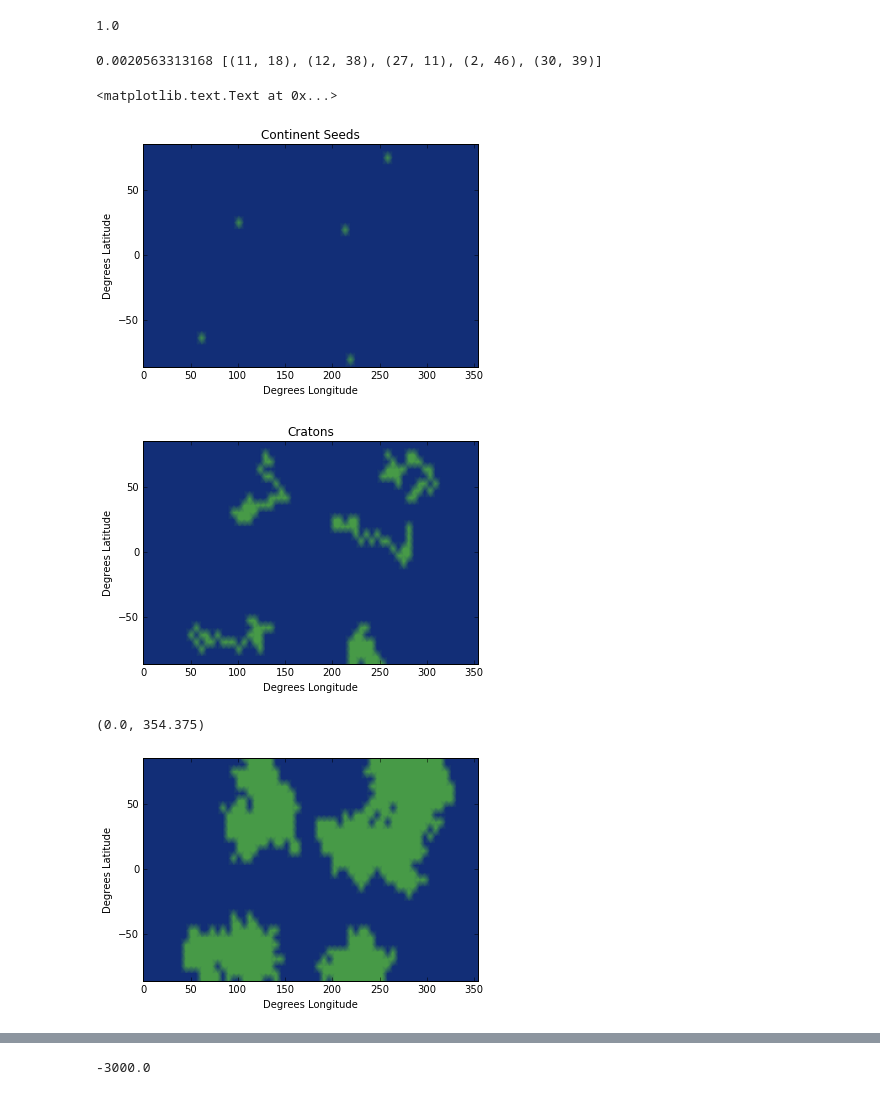
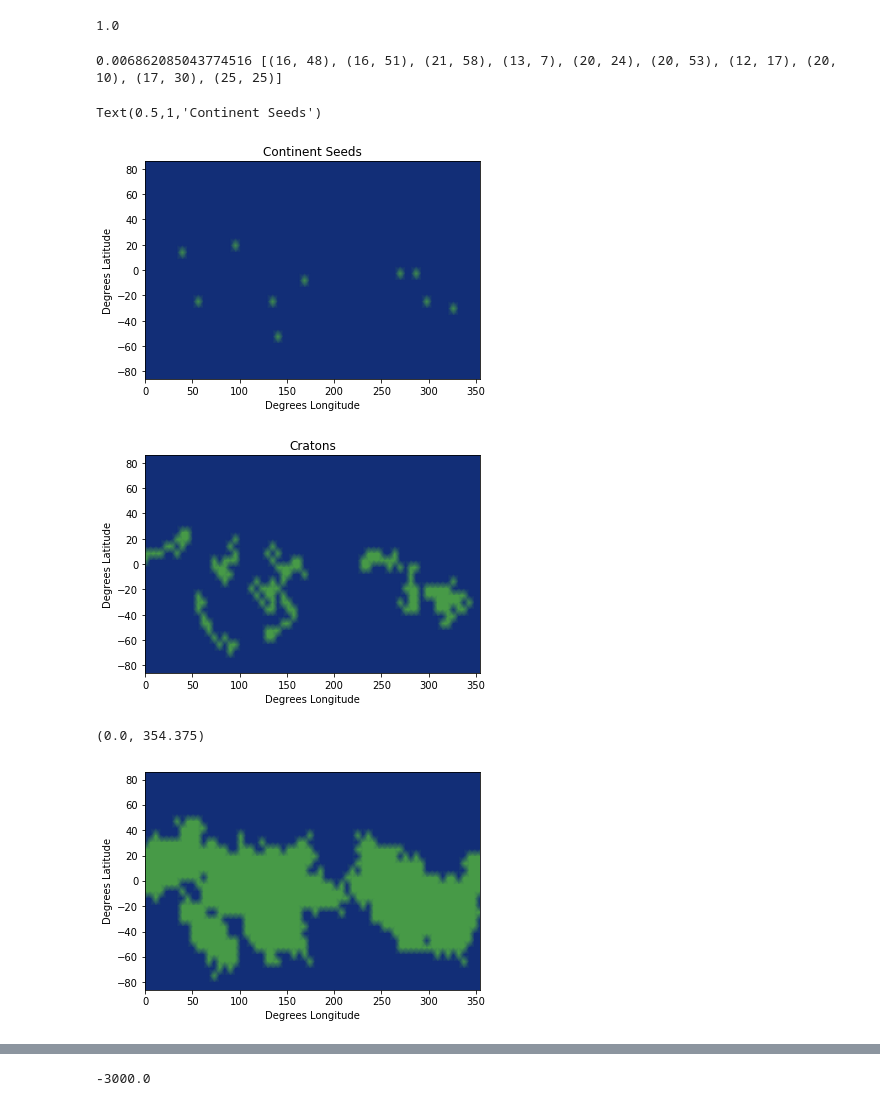
Before and after one commit to alphaparrot/exoplasim-legacy, a Jupyter notebook: PlanetGrid-Mountains.ipynb, the cells around one changed output, grey strips where cells are left out. Cells and saved outputs as stored; diff of their text form; code cells hidden in the pictures.

```diff
--- a/PlanetGrid-Mountains.ipynb
+++ b/PlanetGrid-Mountains.ipynb
@@ -72,9 +72,9 @@ def wrap2d(datd,vals):
 latsw=wrap2d(lats,lats[:,0])
 lonsw=wrap2d(lons,360.0)
 # %%
-ncontinents = 5 #There's no guarantee you actually get this many if it's >1, since continents can merge
+ncontinents = 10 #There's no guarantee you actually get this many if it's >1, since continents can merge
 # %%
-landfraction = 0.29
+landfraction = 0.5
 # %%
 name="Mountains"
 # %%
@@ -88,8 +88,8 @@ for i in range(0,ncontinents):
     if landfraction<=i*np.amin(darea):
         filled=True
     while not filled:
-        lt = np.random.rand()*180.0-90.0
-        ln = np.random.rand()*360.0
+        lt = np.arcsin(1-2*np.random.uniform())*180.0/np.pi
+        ln = np.random.uniform()*360.0
         alts = abs(lts-lt)
         alns = abs(lns-ln)
         ilt = np.where(alts == np.amin(alts))[0][0]
@@ -110,9 +110,9 @@ plt.xlim(np.amin(lns),np.amax(lns))
 plt.title("Continent Seeds")
 #plt.imshow(grid,cmap='gist_earth',vmin=-0.3,vmax=2.5)
 # %% [output]
-0.0020563313168 [(11, 18), (12, 38), (27, 11), (2, 46), (30, 39)]
+0.006862085043774516 [(16, 48), (16, 51), (21, 58), (13, 7), (20, 24), (20, 53), (12, 17), (20, 10), (17, 30), (25, 25)]
-<matplotlib.text.Text at 0x...>
+Text(0.5,1,'Continent Seeds')
-[figure, old version]
+[figure, new version]
 # %%
 done=False
 maxiters = int(max(5000.0/(1-landfraction+1.0e-7),5.0e4))
@@ -134,9 +134,27 @@ if not done:
         #    jn = 0
         jn = len(landpts)-1-(nseeds-1)
         accepted = False
+        weights = []
+        neighbordA = 0.0
+        for d in directions:
+            ckpt=np.array(landpts[jn])+d
+            check=True
+            if ckpt[0]<0 or ckpt[0]>NLAT-1:
+                check=False
+            if ckpt[1]<0:
+                ckpt[1]=NLON-1
+            if ckpt[1]==NLON:
+                ckpt[1]=0
+            if check:
+                weights.append(darea[ckpt[0],ckpt[1]])
+                neighbordA += darea[ckpt[0],ckpt[1]]
+            else:
+                weights.append(0.0)
+                neighbordA += 0.0
+        weights /= neighbordA
         n=0
         while not accepted and n<len(directions):
-            dn = int(round(np.random.rand()*(len(directions)-1)))
+            dn = np.random.choice(range(len(directions)),p=weights)
             check=False
             ct=0
             while not check:
@@ -157,6 +175,7 @@ if not done:
                 if landarea+darea[ilt,iln]>landfraction*1.1:
                     accepted = False
                 else:
+                    netdA[len(landpts)] = darea[ilt,iln]
                     landarea+=darea[ilt,iln]
                     grid[ilt,iln] = 1.0
                     landpts.append(nupt)
@@ -175,42 +194,68 @@ plt.title("Cratons")
 if landarea>landfraction:
     done=True
 
+netdA = np.zeros(NLAT*NLON)
+for n in range(len(landpts)):
+    netdA[n] = darea[landpts[n][0],landpts[n][1]]
+
 while not done:
-    jn = int(round(np.random.rand()*(len(landpts)-1)))
+    cdA = netdA/np.sum(netdA)
+    jn = np.random.choice(range(len(landpts)),p=cdA[:len(landpts)])
+    #jn = int(round(np.random.rand()*(len(landpts)-1)))
     accepted = False
+    weights = []
+    neighbordA = 0.0
+    for d in directions:
+        ckpt=np.array(landpts[jn])+d
+        check=True
+        if ckpt[0]<0 or ckpt[0]>NLAT-1:
+            check=False
+        if ckpt[1]<0:
+            ckpt[1]=NLON-1
+        if ckpt[1]==NLON:
+            ckpt[1]=0
+        if check:
+            weights.append(darea[ckpt[0],ckpt[1]])
+            neighbordA += darea[ckpt[0],ckpt[1]]
+        else:
+            weights.append(0.0)
+            neighbordA += 0.0
+    weights /= neighbordA
     n=0
     while not accepted and n<len(directions):
-        dn = int(round(np.random.rand()*(len(directions)-1)))
+        #dn = int(round(np.random.rand()*(len(directions)-1)))
+        dn = np.random.choice(range(len(directions)),p=weights)
         check=False
         ct=0
         while not check:
             ckpt = list(np.array(landpts[jn])+directions[dn])
             check=True
             if ckpt[0]<0 or ckpt[0]>NLAT-1:
                 check=False
                 dn = int(round(np.random.rand()*(len(directions)-1)))
             if ckpt[1]<0:
                 ckpt[1]=NLON-1
             if ckpt[1]==NLON:
                 ckpt[1]=0
         nupt = ckpt
         if nupt not in landpts:
             accepted = True
             ilt = nupt[0]
             iln = nupt[1]
             if landarea+darea[ilt,iln]>landfraction*1.1:
                 accepted = False
             else:
+                netdA[len(landpts)] = darea[ilt,iln]
                 landarea+=darea[ilt,iln]
                 grid[ilt,iln] = 1.0
                 landpts.append(nupt)
         history.append(landarea)
         n+=1
     iters+=1
     if iters==maxiters or landarea>landfraction:
         done=True
 # %% [output]
-[figure, old version]
+[figure, new version]
 # %%
 t=plt.pcolormesh(lons,lats,grid,shading='Gouraud',cmap='gist_earth',vmin=-0.3,vmax=2.5)
 plt.xlabel('Degrees Longitude')
@@ -220,7 +265,7 @@ plt.xlim(np.amin(lns),np.amax(lns))
 #plt.imshow(grid,cmap='gist_earth',vmin=-0.3,vmax=2.5)
 # %% [output]
 (0.0, 354.375)
-[figure, old version]
+[figure, new version]
 # %%
 plt.plot(history)
 plt.xlabel("Step Number")
```
Also changed, not shown: parts of 5 cells of this notebook, 9 other files.
